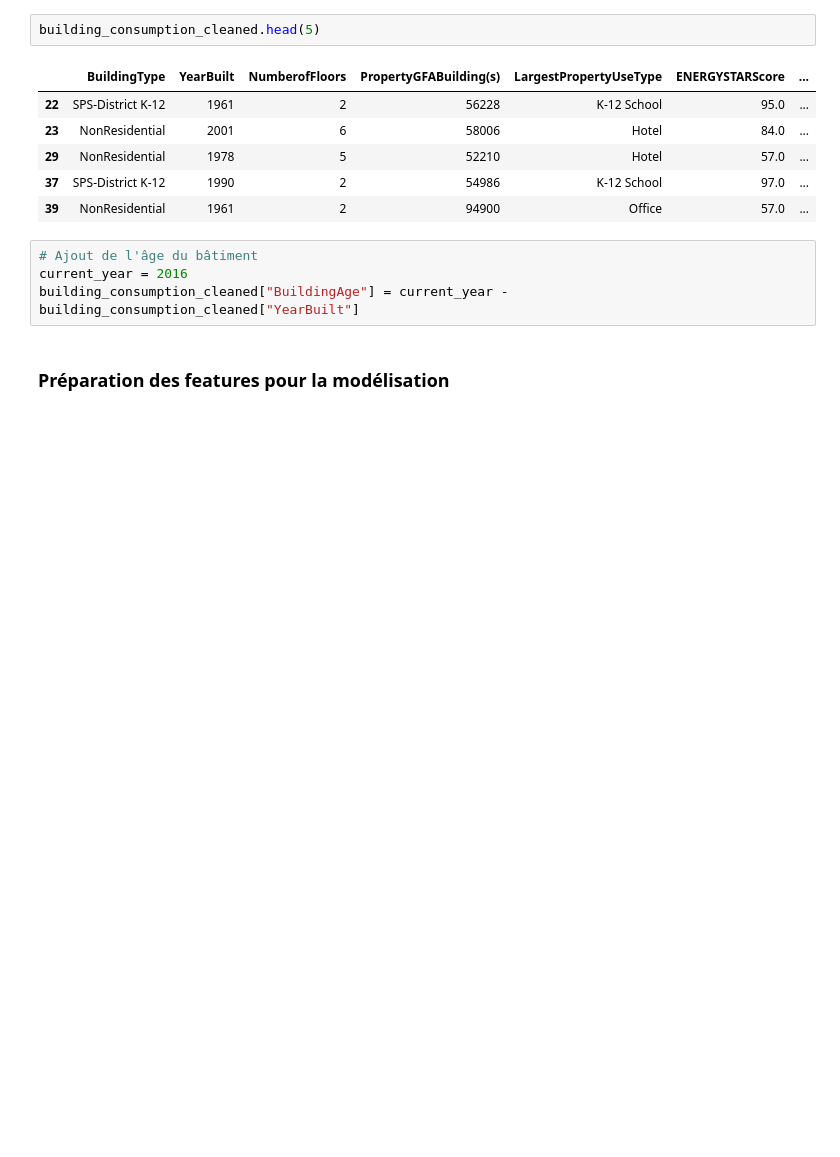
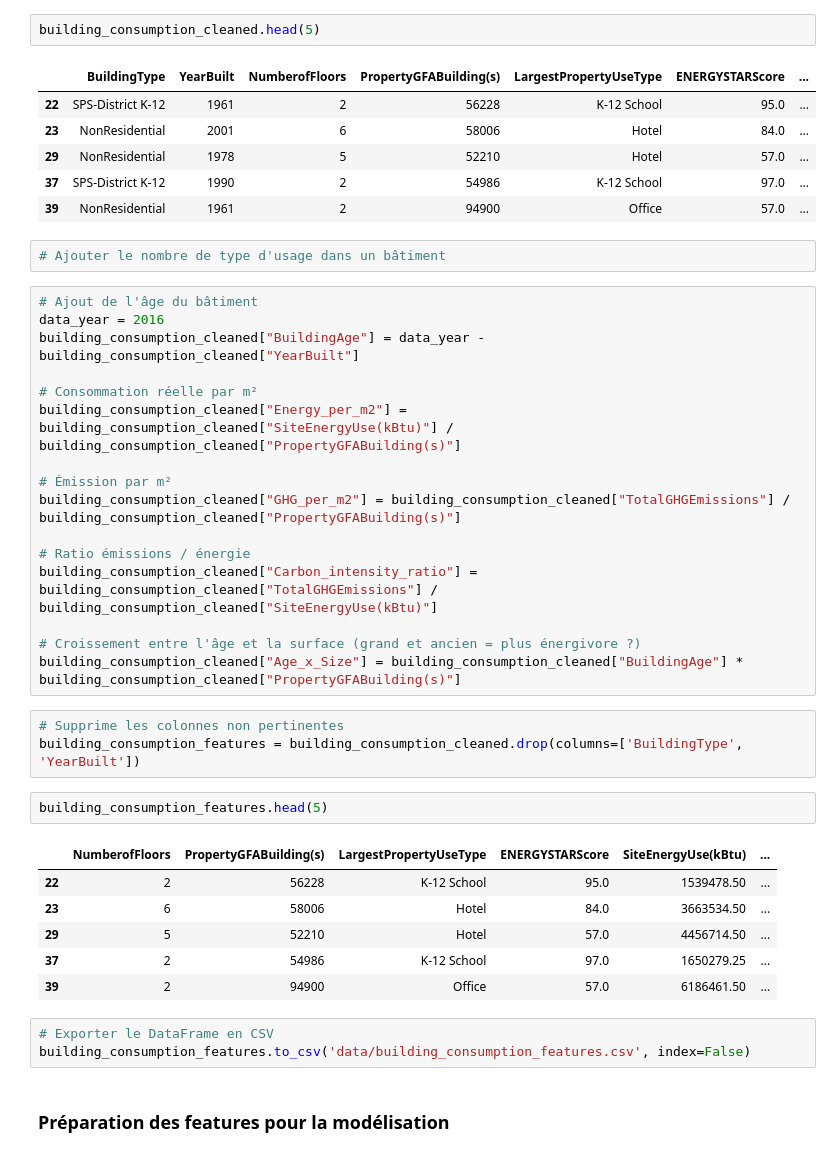
Before and after one commit to tgothie67-debug/6_Anticipez_les_besoins_en_consommation_de_batiments, a Jupyter notebook: template_modelistation_supervisee.ipynb, the cells around one changed output. Saved outputs shown, nothing was run; the diff lists cells and outputs as text; blank space fills up the shorter version.

```diff
--- a/template_modelistation_supervisee.ipynb
+++ b/template_modelistation_supervisee.ipynb
@@ -415,10 +415,39 @@ building_consumption_cleaned.head(5)
 | 29 | NonResidential | 1978 | 5 | 52210 | Hotel | 57.0 | ... |
 | 37 | SPS-District K-12 | 1990 | 2 | 54986 | K-12 School | 97.0 | ... |
 | 39 | NonResidential | 1961 | 2 | 94900 | Office | 57.0 | ... |
-# %%
-# Ajout de l'âge du bâtiment
-current_year = 2016
-building_consumption_cleaned["BuildingAge"] = current_year - building_consumption_cleaned["YearBuilt"]
+# %%
+# Ajouter le nombre de type d'usage dans un bâtiment
+# %%
+# Ajout de l'âge du bâtiment
+data_year = 2016
+building_consumption_cleaned["BuildingAge"] = data_year - building_consumption_cleaned["YearBuilt"]
+
+# Consommation réelle par m²
+building_consumption_cleaned["Energy_per_m2"] = building_consumption_cleaned["SiteEnergyUse(kBtu)"] / building_consumption_cleaned["PropertyGFABuilding(s)"]
+
+# Émission par m²
+building_consumption_cleaned["GHG_per_m2"] = building_consumption_cleaned["TotalGHGEmissions"] / building_consumption_cleaned["PropertyGFABuilding(s)"]
+
+# Ratio émissions / énergie
+building_consumption_cleaned["Carbon_intensity_ratio"] = building_consumption_cleaned["TotalGHGEmissions"] / building_consumption_cleaned["SiteEnergyUse(kBtu)"]
+
+# Croissement entre l'âge et la surface (grand et ancien = plus énergivore ?)
+building_consumption_cleaned["Age_x_Size"] = building_consumption_cleaned["BuildingAge"] * building_consumption_cleaned["PropertyGFABuilding(s)"]
+# %%
+# Supprime les colonnes non pertinentes
+building_consumption_features = building_consumption_cleaned.drop(columns=['BuildingType', 'YearBuilt'])
+# %%
+building_consumption_features.head(5)
+# %% [output]
+|  | NumberofFloors | PropertyGFABuilding(s) | LargestPropertyUseType | ENERGYSTARScore | SiteEnergyUse(kBtu) | ... |
+| 22 | 2 | 56228 | K-12 School | 95.0 | 1539478.50 | ... |
+| 23 | 6 | 58006 | Hotel | 84.0 | 3663534.50 | ... |
+| 29 | 5 | 52210 | Hotel | 57.0 | 4456714.50 | ... |
+| 37 | 2 | 54986 | K-12 School | 97.0 | 1650279.25 | ... |
+| 39 | 2 | 94900 | Office | 57.0 | 6186461.50 | ... |
+# %%
+# Exporter le DataFrame en CSV
+building_consumption_features.to_csv('data/building_consumption_features.csv', index=False)
 # %% [markdown]
 ### Préparation des features pour la modélisation
 # %% [markdown]
```
Also changed, not shown: parts of 18 cells of this notebook, 7 other files.
